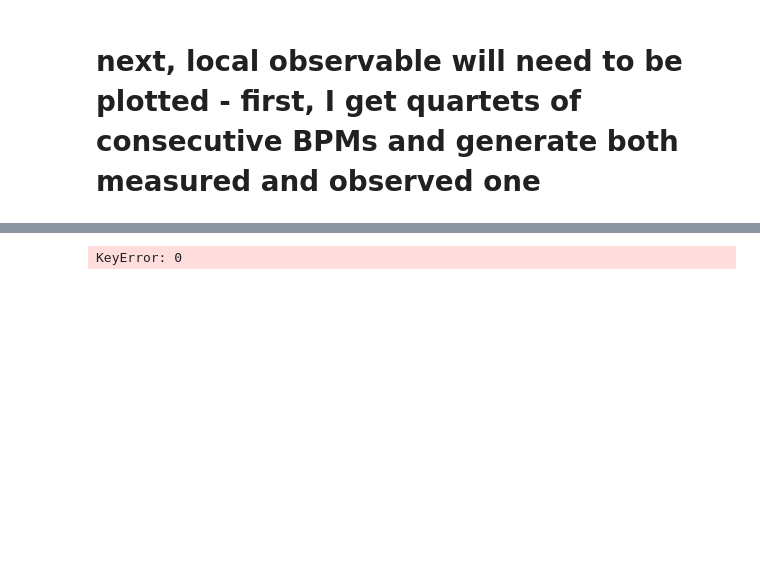
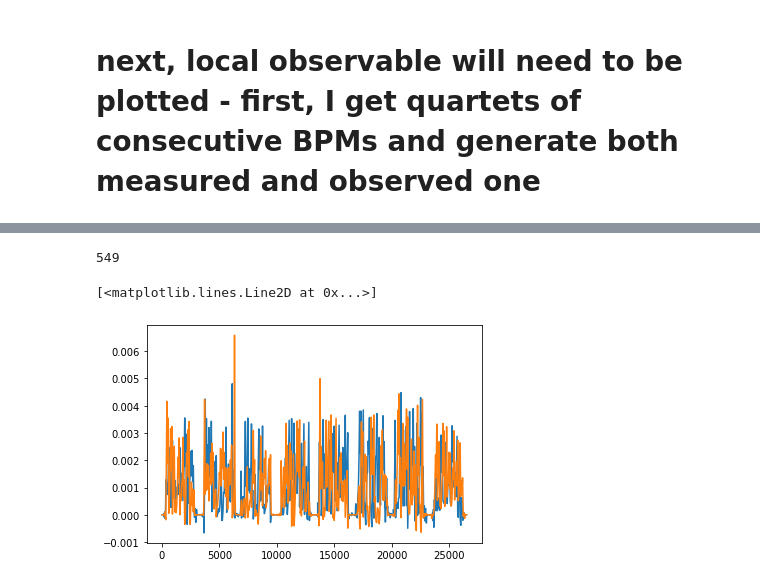
Before and after one commit to sebastiankalos/CERN_2021, a Jupyter notebook: local_observable.ipynb, the cells around one changed output, grey strips where cells are left out. Drawn from its saved outputs; the diff is of its cells as text; code cells hidden in the pictures; blank space fills up the shorter version.

```diff
--- a/local_observable.ipynb
+++ b/local_observable.ipynb
@@ -473,10 +452,32 @@ BPMs
-# %%
-quartet = []
-loc_obs_meas = []
-
-for w in range(0, len(BPMs['name'].tolist())-4):
-        BPM_i_name = BPMs.loc[w, 'name']
-        BPM_j_name = BPMs.loc[w+1, 'name']
-        print(BPM_i_name)
-# %% [output]
-KeyError: 0
+# %%
+PHI_meas_x_list = []
+PHI_meas_y_list = []
+PHI_mod_x_list = []
+PHI_mod_y_list = []
+
+BPM_names = BPMs['name'].tolist()
+
+for w in range(0, len(BPM_names)-4):
+    BPM_i_name = BPM_names[w]
+    BPM_j_name = BPM_names[w+1]
+    BPM_k_name = BPM_names[w+2]
+    BPM_l_name = BPM_names[w+3]
+
+    [PHI_meas_x, PHI_meas_y] = get_PHI_meas(BPM_i_name, BPM_j_name, BPM_k_name, BPM_l_name, df, df_perturb)
+    [PHI_mod_x, PHI_mod_y] = get_PHI_mod(BPM_i_name, BPM_j_name, BPM_k_name, BPM_l_name, df, df_perturb)
+
+    PHI_meas_x_list.append(PHI_meas_x)
+    PHI_meas_y_list.append(PHI_meas_y)
+    PHI_mod_x_list.append(PHI_mod_x)
+    PHI_mod_y_list.append(PHI_mod_y)
+# %%
+PHI_meas_x_list
+len(PHI_mod_x_list)
+# %% [output]
+549
+# %%
+plt.plot(BPMs_s[:len(BPMs_s)-4], PHI_meas_x_list)
+plt.plot(BPMs_s[:len(BPMs_s)-4], PHI_meas_y_list)
+# %% [output]
+[<matplotlib.lines.Line2D at 0x...>]
+[figure, added]
```
Also changed, not shown: parts of 2 cells of this notebook.
